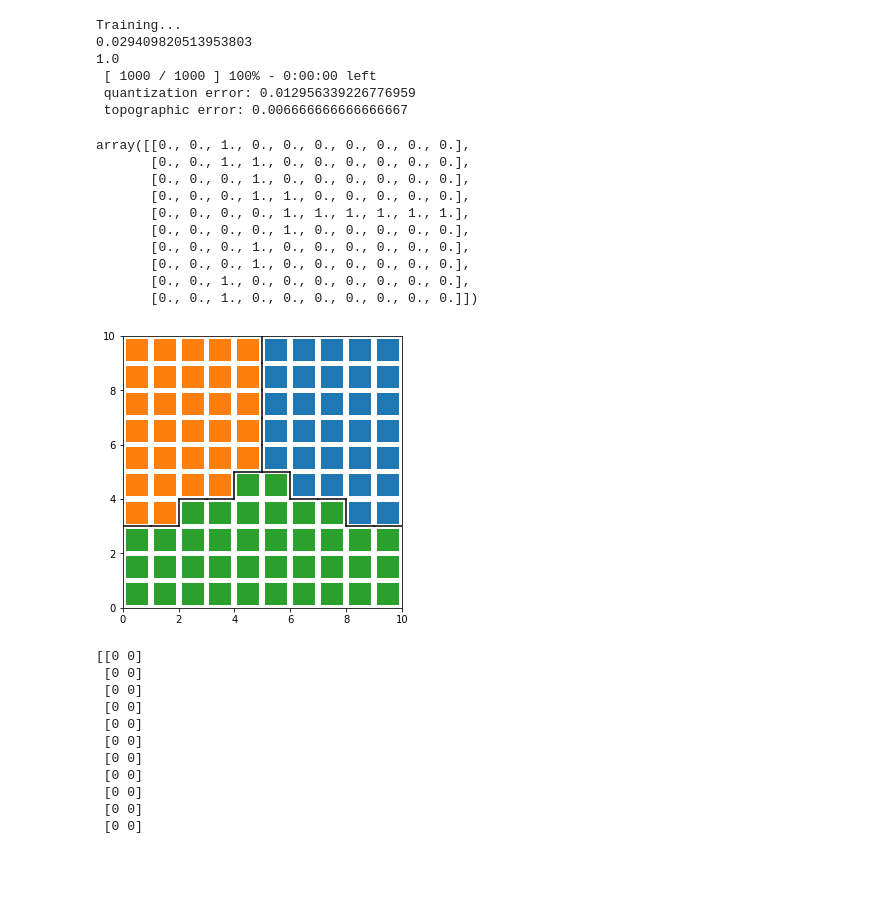
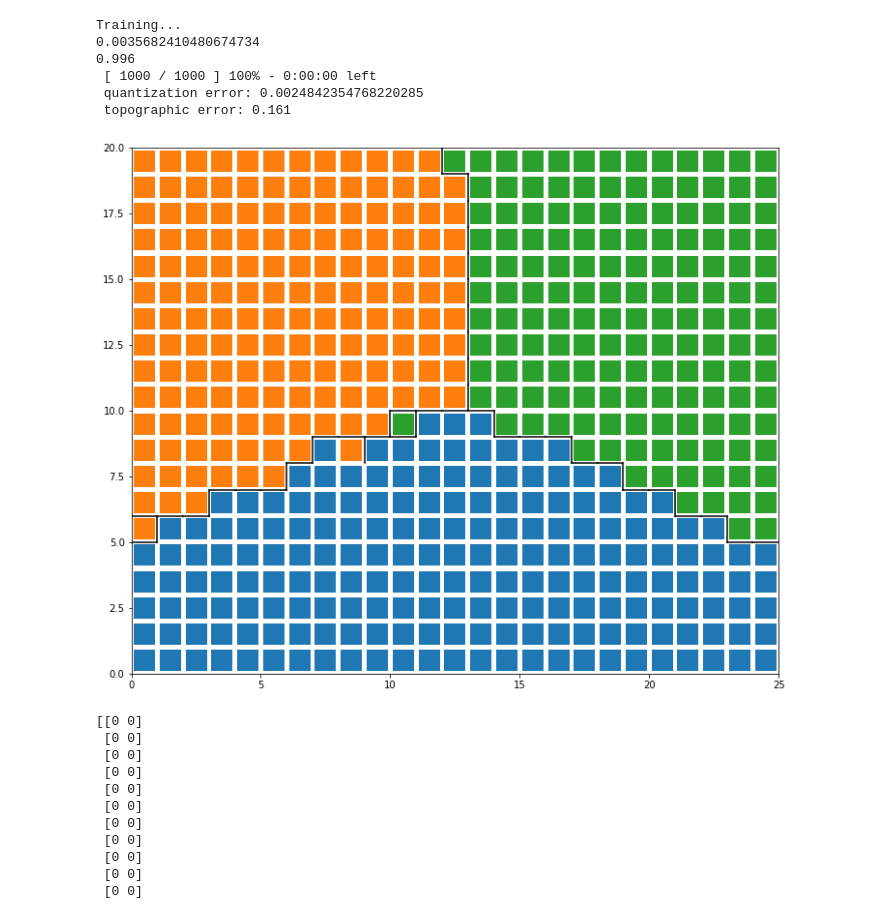
Before and after one commit to mikkelmilo/SOM-Clustering-Visualisations, a Jupyter notebook: milo.ipynb, the cells around one changed output. Drawn from its saved outputs; the diff is of its cells as text; code cells hidden in the pictures; blank space fills up the shorter version.

```diff
--- a/milo.ipynb
+++ b/milo.ipynb
@@ -2,19 +2,19 @@
 from minisom import MiniSom
 from sklearn.cluster import KMeans
 import numpy as np
-data = np.genfromtxt('iris.csv', delimiter=',', usecols=(0, 1, 2, 3))
+#data = np.genfromtxt('iris.csv', delimiter=',', usecols=(0, 1, 2, 3))
 
-data_point_size = 4
+data_point_size = 3
 #data = np.genfromtxt('10clusters.vec', skip_header=4, usecols=list(range(data_point_size)))
-#data = np.genfromtxt('chainlink.vec', skip_header=4, usecols=list(range(3)))
+data = np.genfromtxt('chainlink.vec', skip_header=4, usecols=list(range(3)))
 # data normalization
 
 data = np.apply_along_axis(lambda x: x/np.linalg.norm(x), 1, data)
 
 # Initialization and training
-d1 = 10
-d2 = 10
-som = MiniSom(d1, d2, data_point_size, sigma=.1, learning_rate=0.5, neighborhood_function='gaussian', random_seed=2)
+d1 = 25
+d2 = 20
+som = MiniSom(d1, d2, data_point_size, sigma=.3, learning_rate=0.5, neighborhood_function='gaussian', random_seed=2)
 
 #som = MiniSom(d1, d2, data_point_size, sigma=3, learning_rate=0.5,
 #              neighborhood_function='triangle', random_seed=10)
@@ -32,16 +32,12 @@ som.train_batch(data, 1000, verbose=True)  # random training
 #som.train_random(data, 100) # trains the SOM with 100 iterations
 # %% [output]
 Training...
-0.029409820513953803
-1.0
+0.0035682410480674734
+0.996
  [ 1000 / 1000 ] 100% - 0:00:00 left
- quantization error: 0.012956339226776959
- topographic error: 0.006666666666666667
+ quantization error: 0.0024842354768220285
+ topographic error: 0.161
 # %%
-kmeans = KMeans(n_clusters=3, random_state=0).fit(rweights)
-labels = kmeans.labels_
-rweights_ = som.get_weights().reshape(d1*d2,-1) # first argument is product of first two dimensions of the input dataset
-
 def winners_labels(som,rweights,labels):
     winners_labels = np.zeros(shape=(d1,d2))
     for cnt, xx in enumerate (rweights):
@@ -59,18 +55,6 @@ def dif_matrix(label_matrix):
             elif j < label_matrix.shape[1]-1 and label_matrix[i][j] != label_matrix[i][j+1]:
                 dif_mat[i][j] = 1
     return dif_mat
-dif_matrix(winners_labels(som,rweights_,labels))
-# %% [output]
-array([[0., 0., 1., 0., 0., 0., 0., 0., 0., 0.],
-       [0., 0., 1., 1., 0., 0., 0., 0., 0., 0.],
-       [0., 0., 0., 1., 0., 0., 0., 0., 0., 0.],
-       [0., 0., 0., 1., 1., 0., 0., 0., 0., 0.],
-       [0., 0., 0., 0., 1., 1., 1., 1., 1., 1.],
-       [0., 0., 0., 0., 1., 0., 0., 0., 0., 0.],
-       [0., 0., 0., 1., 0., 0., 0., 0., 0., 0.],
-       [0., 0., 0., 1., 0., 0., 0., 0., 0., 0.],
-       [0., 0., 1., 0., 0., 0., 0., 0., 0., 0.],
-       [0., 0., 1., 0., 0., 0., 0., 0., 0., 0.]])
 # %%
 
 import matplotlib.pyplot as plt
@@ -79,10 +63,8 @@ from matplotlib.gridspec import GridSpec
 %load_ext autoreload
 # %%
 
-def plot_kmeans(som, d1, d2, n_clusters, debug=False):
-    rweights = som.get_weights().reshape(d1*d2,-1) # first argument is product of first two dimensions of the input dataset
-    kmeans = KMeans(n_clusters=n_clusters, random_state=0).fit(rweights)
-    labels = kmeans.labels_
+def plot_with_labelling(som, d1, d2, n_clusters, labels, rweights, debug=False):
+
     plt.figure(figsize=(d1//2, d2//2))
     # Plotting the response for each pattern in the iris dataset
     #win_map = som.win_map(rweights)
@@ -127,35 +109,39 @@ def plot_kmeans(som, d1, d2, n_clusters, debug=False):
                         # -[1] 0
                         # - -  -
                         # then draw horizontal line
                         elif i > 0 and diff_mat[i-1][j] == 0 and diff_mat[i][j+1] == 0 and diff_mat[i-1][j+1] != 0:
                             plt.plot([i,i+1],[j+1,j+1], color=border_color('blue'))
                         # case where
                         # - 1  -
                         # -[1] -
                         # - -  -
                         # then draw vertical line
                         if diff_mat[i][j+1] != 0:
                             plt.plot([i+1,i+1],[j+1,j+2], color=border_color('black'))
                         # edge case where
                         # - [1] -
                         # -  -  -
                         # then draw vertical line
                         if j == 0 and i != 0:
                             plt.plot([i+1,i+1],[j,j+1], color=border_color('brown'))
                     # case where
                     # - -  -
                     # -[0] 1
                     # - 1  0
                     # then draw vertical line
                     elif diff_mat[i+1][j] != 0 and diff_mat[i][j+1] != 0 and diff_mat[i+1][j+1] == 0:
                         plt.plot([i+1,i+1],[j+1,j+2], color=border_color('purple'))
     plot_borders(debug)
     plt.axis([0, d1, 0, d2])
     plt.show()
 
-plot_kmeans(som,d1,d2,3, debug=False)
+n_clusters = 3
+rweights = som.get_weights().reshape(d1*d2,-1) # first argument is product of first two dimensions of the input dataset
+kmeans = KMeans(n_clusters=n_clusters, random_state=0).fit(rweights)
+labels = kmeans.labels_
+plot_with_labelling(som,d1,d2,n_clusters,labels,rweights,debug=False)
 # %% [output]
-[figure, old version]
+[figure, new version]
 # %%
 kmeans = KMeans(n_clusters=3, random_state=0).fit(data)
 label = kmeans.labels_
```
Also changed, not shown: parts of 1 cell of this notebook.
